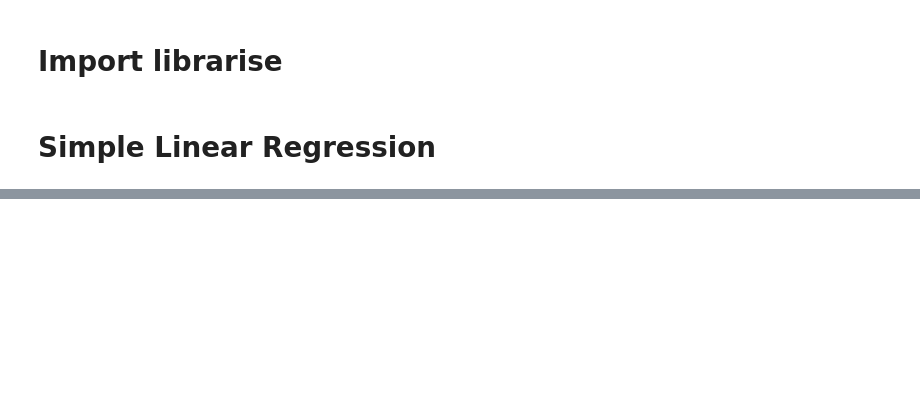
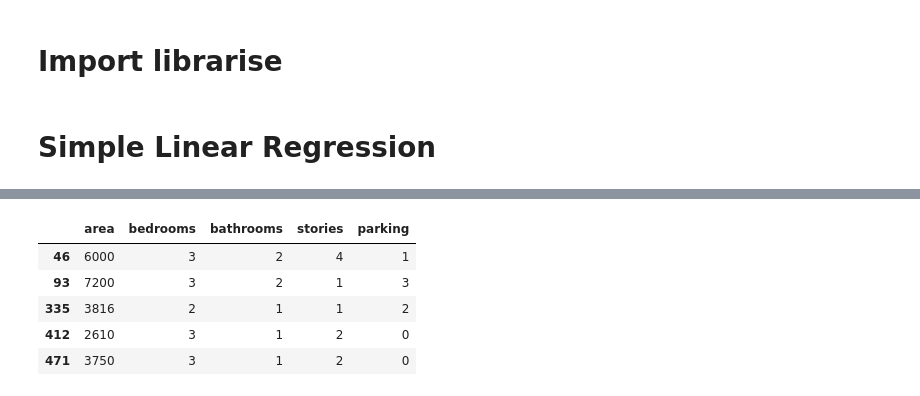
Before and after one commit to aquattda/ML_04, a Jupyter notebook: ML/Supervised/Regression/linear_regression.ipynb, the cells around one changed output, grey strips where cells are left out. Cells and saved outputs as stored; diff of their text form; code cells hidden in the pictures; blank space fills up the shorter version.

```diff
--- a/ML/Supervised/Regression/linear_regression.ipynb
+++ b/ML/Supervised/Regression/linear_regression.ipynb
@@ -25 +69,10 @@ X_train, X_test, y_train, y_test = train_test_split(
+# %%
+X_train.head()
+# %% [output]
+|  | area | bedrooms | bathrooms | stories | parking |
+| 46 | 6000 | 3 | 2 | 4 | 1 |
+| 93 | 7200 | 3 | 2 | 1 | 3 |
+| 335 | 3816 | 2 | 1 | 1 | 2 |
+| 412 | 2610 | 3 | 1 | 2 | 0 |
+| 471 | 3750 | 3 | 1 | 2 | 0 |
 # %%
```
Also changed, not shown: parts of 25 cells of this notebook, 13 other files.
